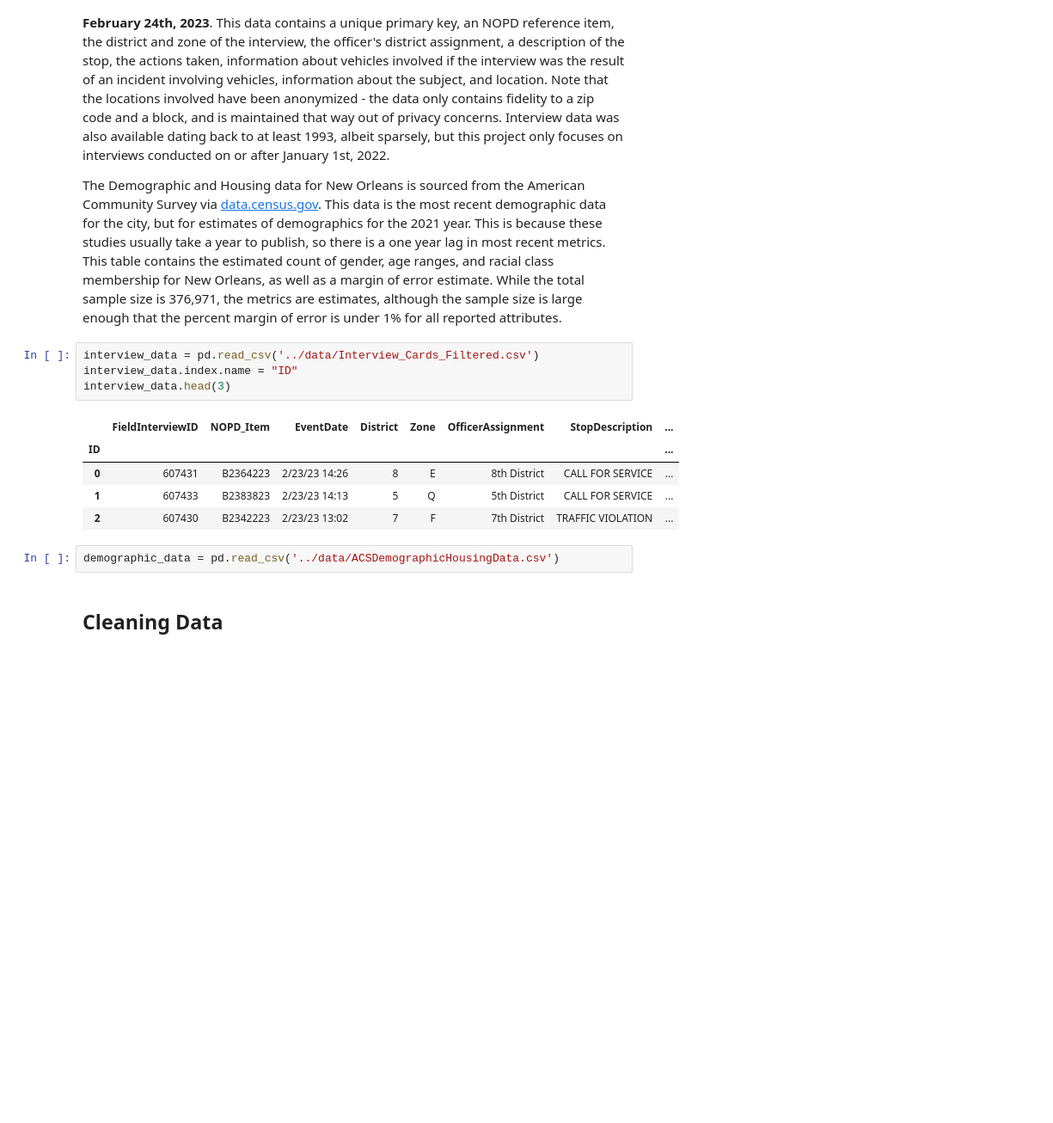
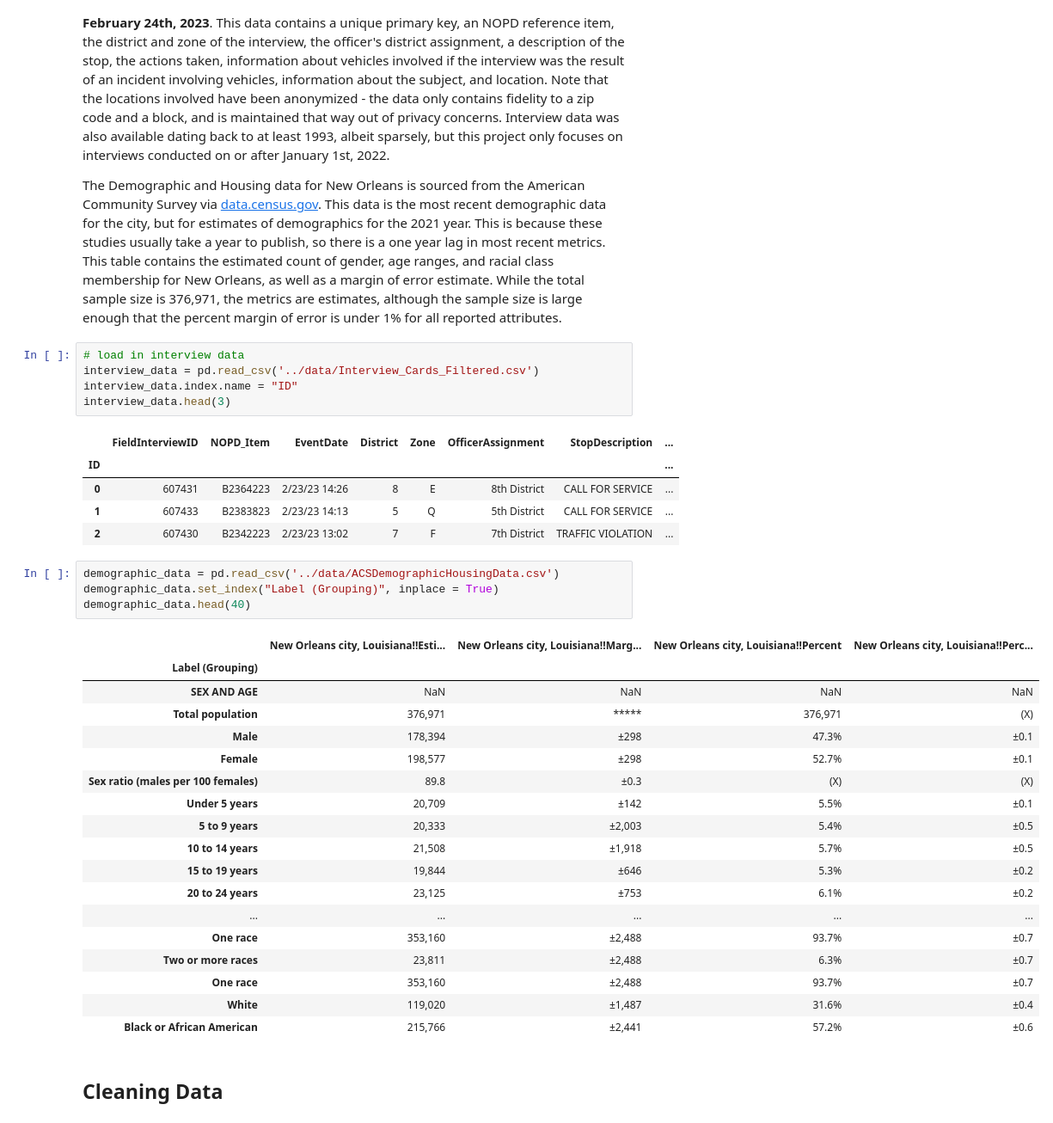
Before and after one commit to outlawhayden/neworleanspd, a Jupyter notebook: notebooks/neworleanspd.ipynb, the cells around one changed output. Shown: that part at 86% size. Cells and saved outputs as stored; diff of their text form; blank space fills up the shorter version.

Commit message:
census data cleaning

```diff
--- a/notebooks/neworleanspd.ipynb
+++ b/notebooks/neworleanspd.ipynb
@@ -32,6 +32,7 @@ The Field Interview Card data is sourced from [data.nola.gov](https://data.nola.
 
 The Demographic and Housing data for New Orleans is sourced from the American Community Survey via [data.census.gov](https://data.census.gov/table?q=new+orleans&tid=ACSDP1Y2021.DP05). This data is the most recent demographic data for the city, but for estimates of demographics for the 2021 year. This is because these studies usually take a year to publish, so there is a one year lag in most recent metrics. This table contains the estimated count of gender, age ranges, and racial class membership for New Orleans, as well as a margin of error estimate. While the total sample size is 376,971, the metrics are estimates, although the sample size is large enough that the percent margin of error is under 1% for all reported attributes.
 # %%
+# load in interview data
 interview_data = pd.read_csv('../data/Interview_Cards_Filtered.csv')
 interview_data.index.name = "ID"
 interview_data.head(3)
@@ -43,6 +44,27 @@ interview_data.head(3)
 | 2 | 607430 | B2342223 | 2/23/23 13:02 | 7 | F | 7th District | TRAFFIC VIOLATION | ... |
 # %%
 demographic_data = pd.read_csv('../data/ACSDemographicHousingData.csv')
+demographic_data.set_index("Label (Grouping)", inplace = True)
+demographic_data.head(40)
+# %% [output]
+|  | New Orleans city, Louisiana!!Esti... | New Orleans city, Louisiana!!Marg... | New Orleans city, Louisiana!!Percent | New Orleans city, Louisiana!!Perc... |
+| Label (Grouping) |  |  |  |  |
+| SEX AND AGE | NaN | NaN | NaN | NaN |
+| Total population | 376,971 | ***** | 376,971 | (X) |
+| Male | 178,394 | ±298 | 47.3% | ±0.1 |
+| Female | 198,577 | ±298 | 52.7% | ±0.1 |
+| Sex ratio (males per 100 females) | 89.8 | ±0.3 | (X) | (X) |
+| Under 5 years | 20,709 | ±142 | 5.5% | ±0.1 |
+| 5 to 9 years | 20,333 | ±2,003 | 5.4% | ±0.5 |
+| 10 to 14 years | 21,508 | ±1,918 | 5.7% | ±0.5 |
+| 15 to 19 years | 19,844 | ±646 | 5.3% | ±0.2 |
+| 20 to 24 years | 23,125 | ±753 | 6.1% | ±0.2 |
+| ... | ... | ... | ... | ... |
+| One race | 353,160 | ±2,488 | 93.7% | ±0.7 |
+| Two or more races | 23,811 | ±2,488 | 6.3% | ±0.7 |
+| One race | 353,160 | ±2,488 | 93.7% | ±0.7 |
+| White | 119,020 | ±1,487 | 31.6% | ±0.4 |
+| Black or African American | 215,766 | ±2,441 | 57.2% | ±0.6 |
 # %% [markdown]
 ## Cleaning Data
 # %% [markdown]
```
Also changed, not shown: parts of 15 cells of this notebook, 2 other files.
